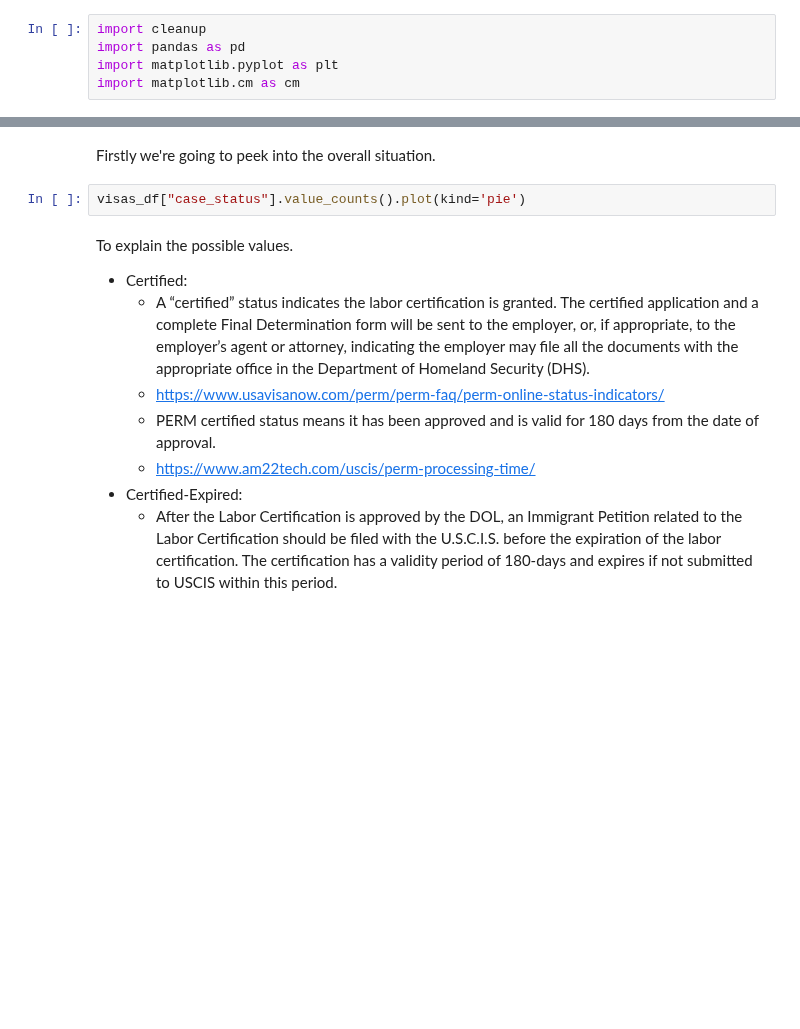
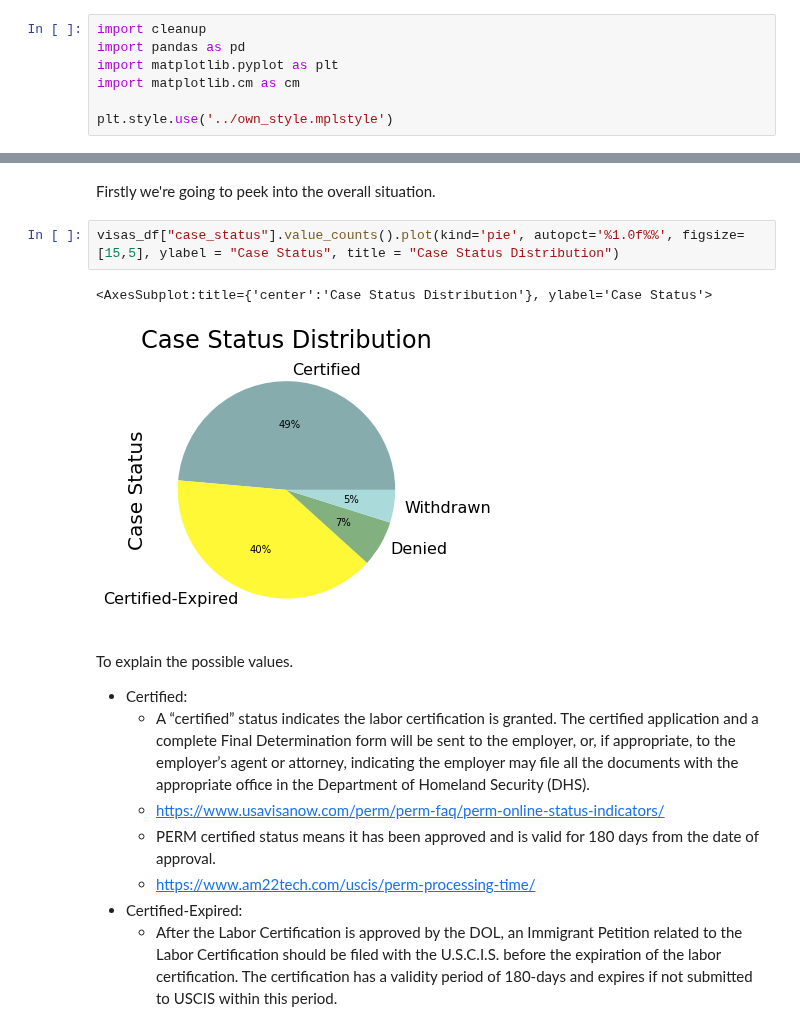
Before and after one commit to andy8001/python_visa, a Jupyter notebook: analysis/factorsInfluencingTheAcceptanceOfApplications.ipynb, the cells around one changed output, grey strips where cells are left out. Drawn from its saved outputs; the diff is of its cells as text; blank space fills up the shorter version.

```diff
--- a/analysis/factorsInfluencingTheAcceptanceOfApplications.ipynb
+++ b/analysis/factorsInfluencingTheAcceptanceOfApplications.ipynb
@@ -7,6 +7,8 @@ import cleanup
 import pandas as pd
 import matplotlib.pyplot as plt
 import matplotlib.cm as cm
+
+plt.style.use('../own_style.mplstyle')
 # %%
 # cleanup.generate_cleaned_df()
 # %%
@@ -18,7 +18,10 @@ ValueError: Usecols do not match columns, columns expected but not found: ['pw_l
 # %% [markdown]
 Firstly we're going to peek into the overall situation.
 # %%
-visas_df["case_status"].value_counts().plot(kind='pie')
+visas_df["case_status"].value_counts().plot(kind='pie', autopct='%1.0f%%', figsize=[15,5], ylabel = "Case Status", title = "Case Status Distribution")
+# %% [output]
+<AxesSubplot:title={'center':'Case Status Distribution'}, ylabel='Case Status'>
+[figure, added]
 # %% [markdown]
 To explain the possible values.
 
```
Also changed, not shown: parts of 25 cells of this notebook, 7 other files.
